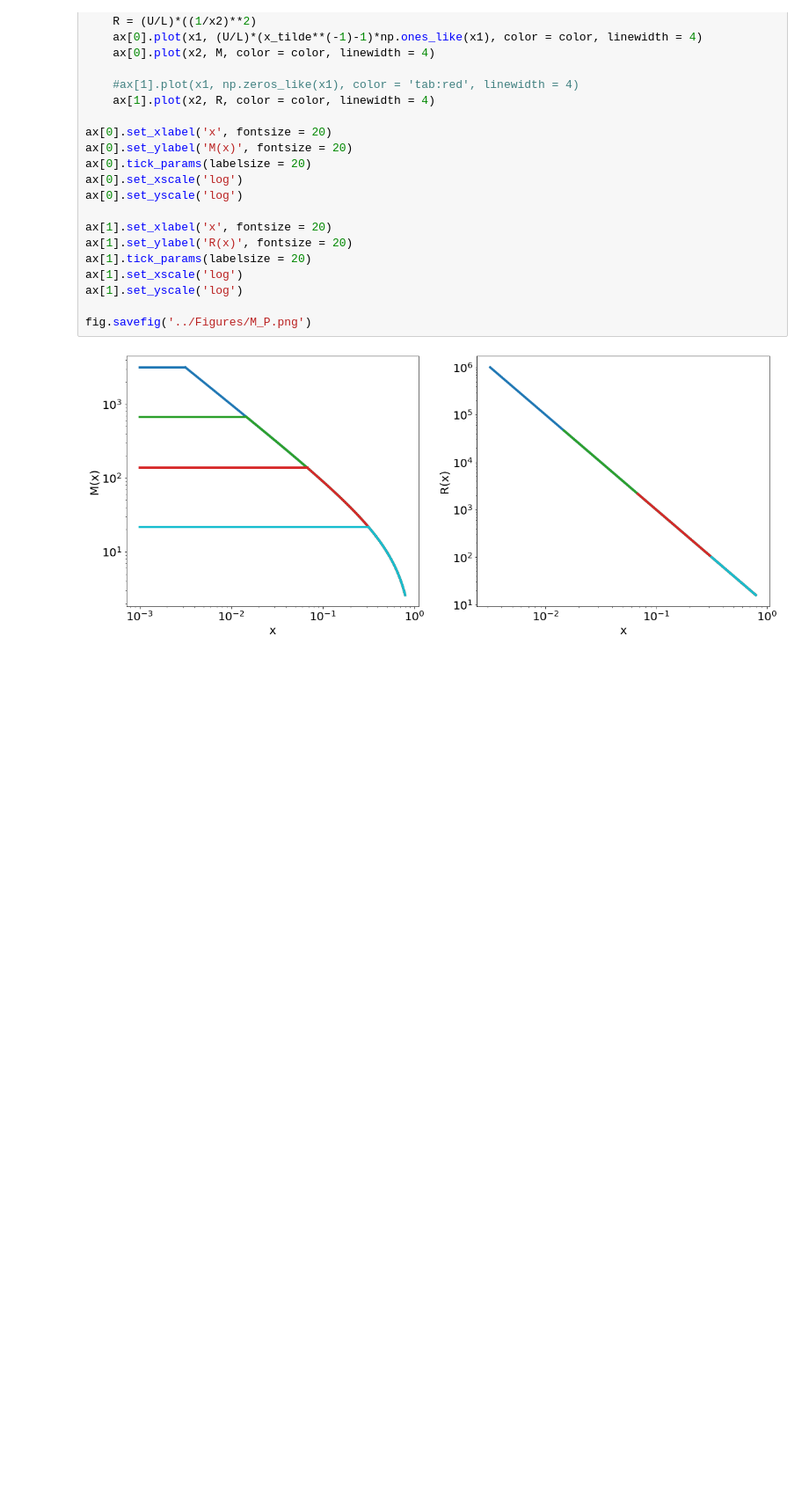
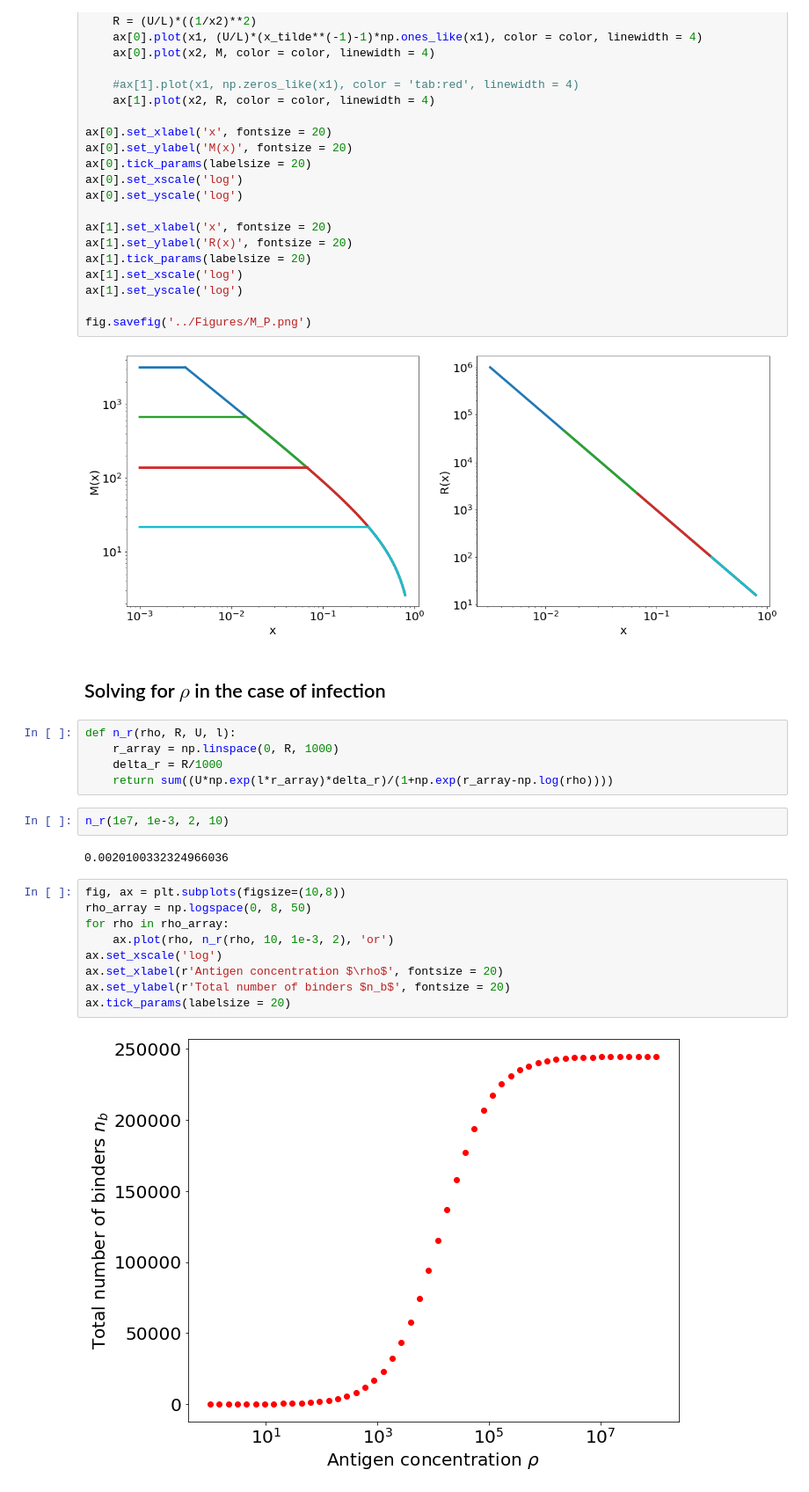
Before and after one commit to betoto008/Affinity_maturation, a Jupyter notebook: Jupyter_Notebooks/preliminaries.ipynb, the cells around one changed output. Shown at 88% size. Saved outputs shown, nothing was run; the diff lists cells and outputs as text; blank space fills up the shorter version.

Commit message:
solving deterministic dynamics mac20

```diff
--- a/Jupyter_Notebooks/preliminaries.ipynb
+++ b/Jupyter_Notebooks/preliminaries.ipynb
@@ -52,3 +52,25 @@ ax[1].set_yscale('log')
 fig.savefig('../Figures/M_P.png')
 # %% [output]
 [figure]
+# %% [markdown]
+## Solving for $\rho$ in the case of infection
+# %%
+def n_r(rho, R, U, l):
+    r_array = np.linspace(0, R, 1000)
+    delta_r = R/1000
+    return sum((U*np.exp(l*r_array)*delta_r)/(1+np.exp(r_array-np.log(rho))))
+# %%
+n_r(1e7, 1e-3, 2, 10)
+# %% [output]
+0.0020100332324966036
+# %%
+fig, ax = plt.subplots(figsize=(10,8))
+rho_array = np.logspace(0, 8, 50)
+for rho in rho_array:
+    ax.plot(rho, n_r(rho, 10, 1e-3, 2), 'or')
+ax.set_xscale('log')
+ax.set_xlabel(r'Antigen concentration $\rho$', fontsize = 20)
+ax.set_ylabel(r'Total number of binders $n_b$', fontsize = 20)
+ax.tick_params(labelsize = 20)
+# %% [output]
+[figure, added]
```
Also changed, not shown: parts of 2 cells of this notebook.
